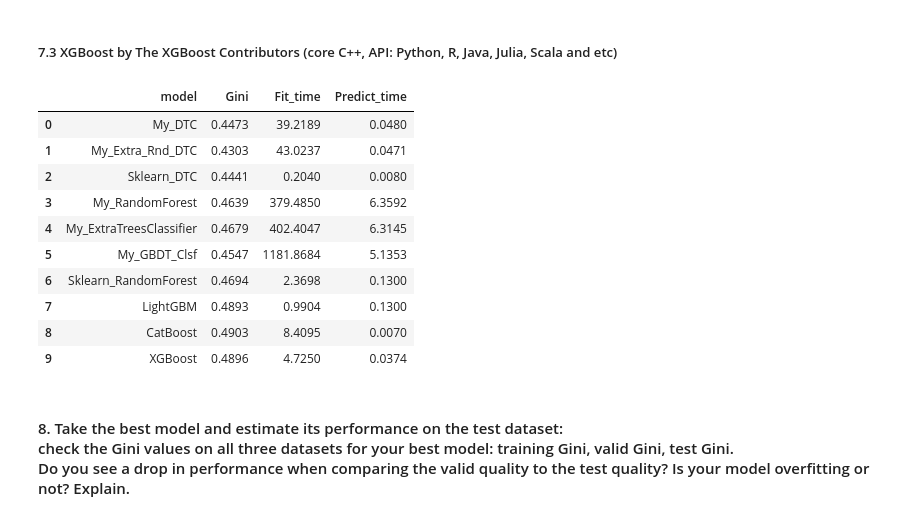
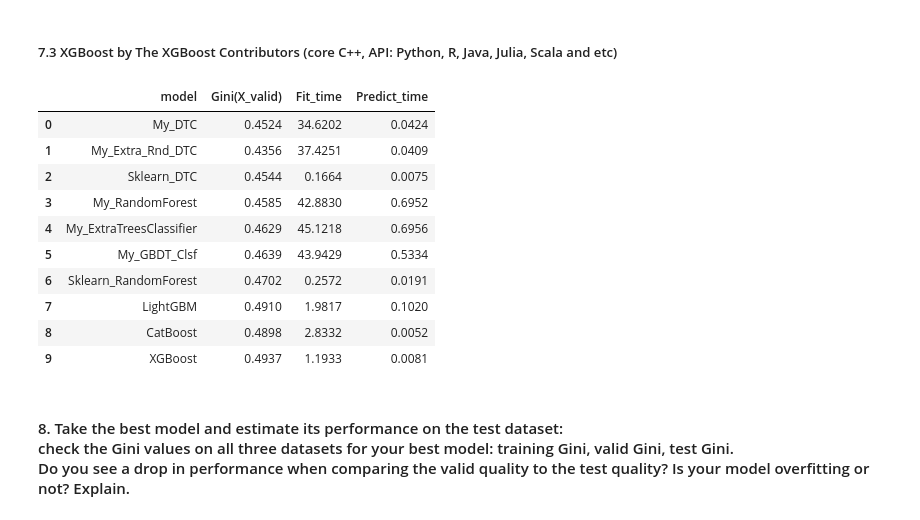
Before and after one commit to TimurOsmanov/s21, a Jupyter notebook: ML/ML5_Decision_trees/src/DontGetKicked_ML5.ipynb, the cells around one changed output. Drawn from its saved outputs; the diff is of its cells as text; code cells hidden in the pictures.

```diff
--- a/ML/ML5_Decision_trees/src/DontGetKicked_ML5.ipynb
+++ b/ML/ML5_Decision_trees/src/DontGetKicked_ML5.ipynb
@@ -789,14 +713,14 @@ class GBDT_Clsf:
         return (probabilities[:, 1] > 0.5).astype(int)
 # %%
 best_est, best_depth, best_gini = 1, 1, 0
-for est in range(1, 151, 10):
+for est in range(1, 101, 10):
     for depth in range(1, 10):
         model = RandomForestClassifier(
             n_estimators=est, criterion="gini", random_state=42, max_depth=depth
         )
-        model.fit(X=X_train_, y=y_train_)
-        y_pred = model.predict_proba(X=X_valid_)[:, 1]
-        gini = gini_score_sk(y_true=y_valid_.values, y_score=y_pred)
+        model.fit(X=X_train, y=y_train)
+        y_pred = model.predict_proba(X=X_valid)[:, 1]
+        gini = gini_score_sk(y_true=y_valid, y_score=y_pred)
         if best_gini < gini:
             best_gini = gini
             best_depth = depth
@@ -1115,8 +954,8 @@ out.reset_index(drop=True)
 ##### 7.3 XGBoost by The XGBoost Contributors (core C++, API: Python, R, Java, Julia, Scala and etc)
 # %%
 # naive fine tune
-xgb_train = xgb.DMatrix(X_train_, label=y_train_)
-xgb_valid = xgb.DMatrix(X_valid_, label=y_valid_)
+xgb_train = xgb.DMatrix(X_train, label=y_train)
+xgb_valid = xgb.DMatrix(X_valid, label=y_valid)
 
 base_params = {
     "objective": "binary:logistic",
@@ -1131,14 +970,11 @@ base_params = {
 
 best_params, test_gini = {}, 0
 
-test_learning_rates = [0.001, 0.005, 0.01, 0.02, 0.05, 0.08, 0.1]
-test_max_depths = [3, 4, 5, 6, 7, 8]
-
 for lr in test_learning_rates:
     current_params = base_params.copy()
     current_params["eta"] = lr
 
-    for depth in test_max_depths:
+    for depth in test_max_depth:
         current_params["max_depth"] = depth
 
         model = xgb.train(
@@ -1151,45 +987,35 @@ for lr in test_learning_rates:
         )
 
         y_pred = model.predict(xgb_valid)
-        cur_gini = gini_score_sk(y_true=y_valid_.values, y_score=y_pred)
+        cur_gini = gini_score_sk(y_true=y_valid.values, y_score=y_pred)
 
         if cur_gini > test_gini:
             best_params = current_params.copy()
             test_gini = cur_gini
 # %%
-start_time = time.time()
-xgb_model = xgb.train(
-    best_params,
-    xgb_train,
-    num_boost_round=1000,
-    evals=[(xgb_valid, "valid")],
-    early_stopping_rounds=100,
-    verbose_eval=False,
-)
-fit_time = round(time.time() - start_time, 4)
-start_time = time.time()
-y_pred = xgb_model.predict(data=xgb_valid)
-predict_time = round(time.time() - start_time, 4)
-out.loc[len(out)] = {
-    "model": "XGBoost",
-    "Gini": gini_score_sk(y_true=y_valid_.values, y_score=y_pred),
-    "Fit_time": fit_time,
-    "Predict_time": predict_time,
+xgb_final_params: dict = {
+    "params": best_params,
+    "dtrain": xgb_train,
+    "num_boost_round": 1000,
+    "evals": [(xgb_valid, "valid")],
+    "early_stopping_rounds": 100,
+    "verbose_eval": False,
 }
 
+calc_metrics_for_model(model=xgb_final_params, out=out, model_name="XGBoost")
 out.reset_index(drop=True)
 # %% [output]
-|  | model | Gini | Fit_time | Predict_time |
-| 0 | My_DTC | 0.4473 | 39.2189 | 0.0480 |
-| 1 | My_Extra_Rnd_DTC | 0.4303 | 43.0237 | 0.0471 |
-| 2 | Sklearn_DTC | 0.4441 | 0.2040 | 0.0080 |
-| 3 | My_RandomForest | 0.4639 | 379.4850 | 6.3592 |
-| 4 | My_ExtraTreesClassifier | 0.4679 | 402.4047 | 6.3145 |
-| 5 | My_GBDT_Clsf | 0.4547 | 1181.8684 | 5.1353 |
-| 6 | Sklearn_RandomForest | 0.4694 | 2.3698 | 0.1300 |
-| 7 | LightGBM | 0.4893 | 0.9904 | 0.1300 |
-| 8 | CatBoost | 0.4903 | 8.4095 | 0.0070 |
-| 9 | XGBoost | 0.4896 | 4.7250 | 0.0374 |
+|  | model | Gini(X_valid) | Fit_time | Predict_time |
+| 0 | My_DTC | 0.4524 | 34.6202 | 0.0424 |
+| 1 | My_Extra_Rnd_DTC | 0.4356 | 37.4251 | 0.0409 |
+| 2 | Sklearn_DTC | 0.4544 | 0.1664 | 0.0075 |
+| 3 | My_RandomForest | 0.4585 | 42.8830 | 0.6952 |
+| 4 | My_ExtraTreesClassifier | 0.4629 | 45.1218 | 0.6956 |
+| 5 | My_GBDT_Clsf | 0.4639 | 43.9429 | 0.5334 |
+| 6 | Sklearn_RandomForest | 0.4702 | 0.2572 | 0.0191 |
+| 7 | LightGBM | 0.4910 | 1.9817 | 0.1020 |
+| 8 | CatBoost | 0.4898 | 2.8332 | 0.0052 |
+| 9 | XGBoost | 0.4937 | 1.1933 | 0.0081 |
 # %% [markdown]
 #### 8. Take the best model and estimate its performance on the test dataset:<br>check the Gini values on all three datasets for your best model: training Gini, valid Gini, test Gini.<br>Do you see a drop in performance when comparing the valid quality to the test quality? Is your model overfitting or not? Explain.
 # %%
```
Also changed, not shown: parts of 61 cells of this notebook.
